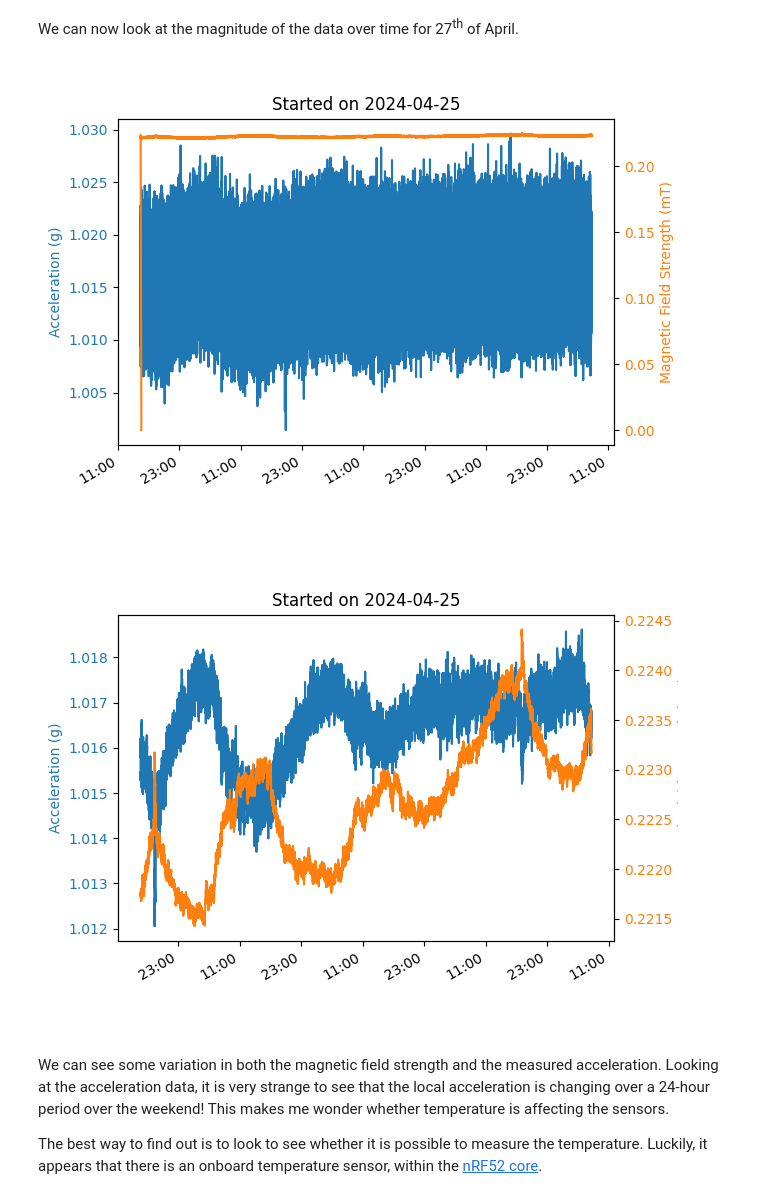
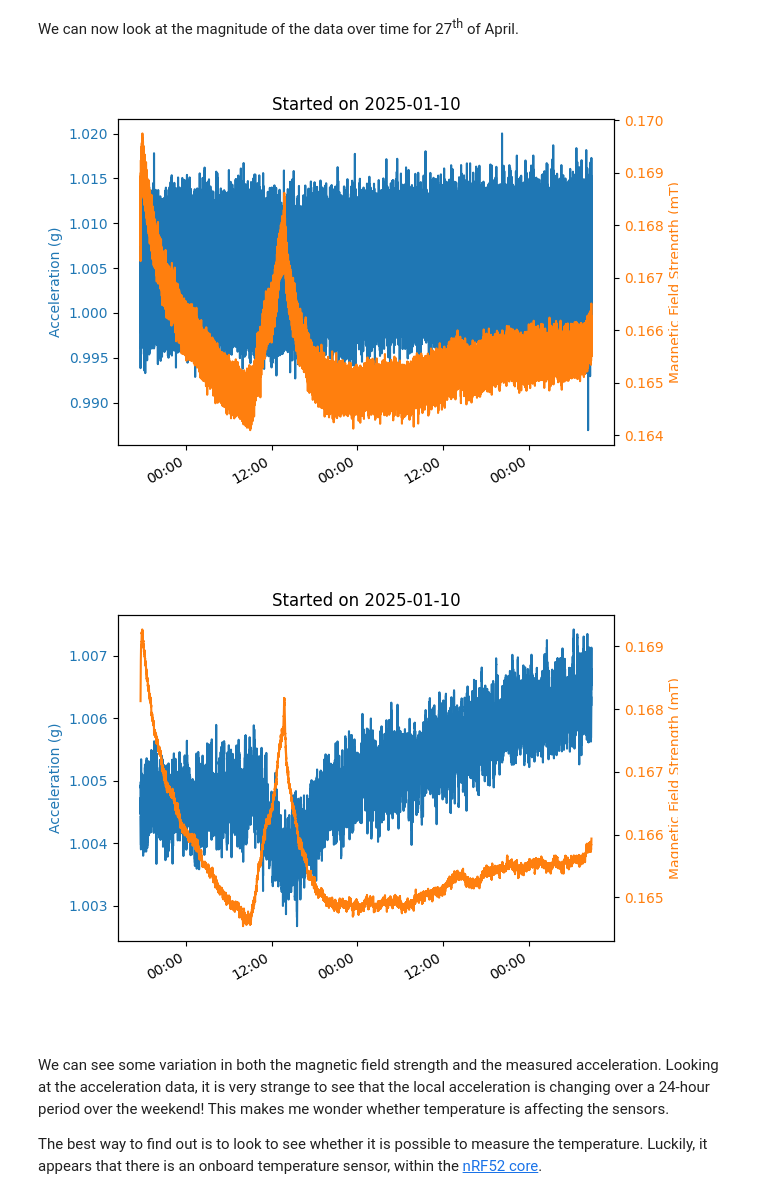
Before and after one commit to UltrasoundSam/micro_sensor, a Jupyter notebook: python/data_investigation.ipynb, the cells around one changed output. Cells and saved outputs as stored; diff of their text form; code cells hidden in the pictures.

```diff
--- a/python/data_investigation.ipynb
+++ b/python/data_investigation.ipynb
@@ -27,7 +27,7 @@ timestamp_re = r'\d{4}-\d\d-\d\dT\d\d_\d\d_\d\d.\d+\+\d\d_\d\d'
 plt_fmt = mdates.DateFormatter('%H:%M')
 # %%
 # Define filename and extract timestamp
-filename = r'./2024-04-25T16_23_12.077644+01_00_Microbit.bin'
+filename = r'./2025-01-10T17_35_51.078626+00_00_Microbit.bin'
 timestamp_str = re.search(timestamp_re, filename).group().replace('_', ':')
 timestamp_start = dt.datetime.fromisoformat(timestamp_str)
 
@@ -51,7 +52,7 @@ Now that the data has been read in as a byte array, we can unpack the data into
 Using the struct module, we can define the format of the packet as '>dB6d', noting that the data is send in big-endian format. We can numpy to read in the data in the correct format into numpy arrays.
 # %%
 # Define packet format and work out how many readings we have
-reading_fmt = '>dB6d'
+reading_fmt = '>dB7d'
 reading_size = struct.calcsize(reading_fmt)
 num_readings = len(buff)//reading_size
 
@@ -76,6 +77,7 @@ We can now look at the magnitude of the data over time for 27<sup>th</sup> of Ap
 desired_day = dt.date(2024, 4, 27)
 mask = [ts.date() == desired_day for ts in timestamp]
 mask = np.ones(len(timestamp), dtype=bool)
+mask[-10:] = False
 
 fig1, ax1a = plt.subplots()
 ax1a.plot(timestamp[mask], 1e-3*accel_strength[mask], color='C0')
@@ -91,7 +93,7 @@ title = f'Started on {timestamp[mask][0].strftime('%Y-%m-%d')}'
 ax1b.set_title(title)
 fig1.autofmt_xdate()
 # %% [output]
-[figure, old version]
+[figure, new version]
 # %%
 # Let tidy up the data a little bit via moving average filtering and removing outliers
 def moving_average(data: np_f, windowlength: int) -> np_f:
@@ -104,36 +106,36 @@ def moving_average(data: np_f, windowlength: int) -> np_f:
             Number of points to average over (int)
 
     Returns:
         averaged (numpy array):
             Smoothed data (same length as data)
     '''
     wndo = np.ones(windowlength)/windowlength
 
     return np.convolve(data, wndo, 'same')
 
 
 win_length = 100
 averaged_mag = moving_average(magnetic_strength, windowlength=win_length)
 averaged_acc = moving_average(accel_strength, windowlength=win_length)
 
-ave_slice = slice(win_length//2+1, -win_length//2-1)
-ave_slice = slice(1000, -win_length//2)
+ave_slice = slice(win_length//2+10, -win_length//2-10)
+#ave_slice = slice(1000, -win_length//2)
 
 fig2, ax2a = plt.subplots()
 ax2a.plot(timestamp[ave_slice], 1e-3*averaged_acc[ave_slice], color='C0')
 ax2a.set_ylabel('Acceleration (g)', color='C0')
 ax2a.tick_params(axis='y', labelcolor='C0')
 ax2a.xaxis.set_major_formatter(plt_fmt)
 
 ax2b = ax2a.twinx()
 ax2b.plot(timestamp[ave_slice], averaged_mag[ave_slice]/1e6, color='C1')
 ax2b.set_ylabel('Magnetic Field Strength (mT)', color='C1')
 ax2b.tick_params(axis='y', labelcolor='C1')
 title = f'Started on {timestamp[mask][0].strftime('%Y-%m-%d')}'
 ax2b.set_title(title)
 fig2.autofmt_xdate()
 # %% [output]
-[figure, old version]
+[figure, new version]
 # %% [markdown]
 We can see some variation in both the magnetic field strength and the measured acceleration. Looking at the acceleration data, it is very strange to see that the local acceleration is changing over a 24-hour period over the weekend! This makes me wonder whether temperature is affecting the sensors.
 
```
Also changed, not shown: parts of 1 cell of this notebook, 1 other file.
